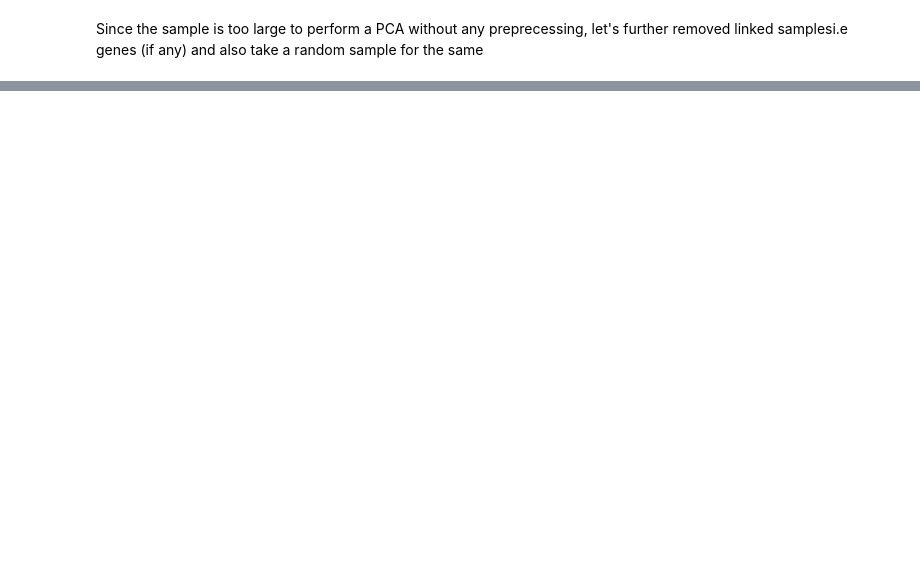
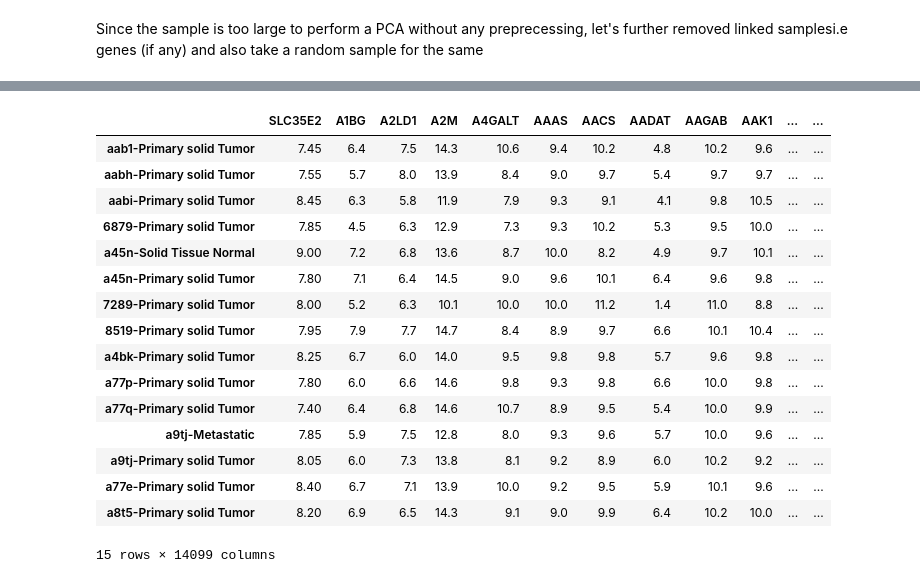
Before and after one commit to vaniisgh/PAAD_Analysis, a Jupyter notebook: Analysis.ipynb, the cells around one changed output, grey strips where cells are left out. Saved outputs shown, nothing was run; the diff lists cells and outputs as text; code cells hidden in the pictures; blank space fills up the shorter version.

```diff
--- a/Analysis.ipynb
+++ b/Analysis.ipynb
@@ -264,0 +298,4 @@ plt.show()
+# %%
+#merge with histological_type_other column
+NoNullvalues_df = NoNullvalues_df.T
+NoNullvalues_df = NoNullvalues_df.merge(PAAD_rna.col_metadata_df['histological_type_other'],on='cid')
@@ -264,0 +317,22 @@ plt.show()
+# %%
+# remove all those values whose regex does't match with 'adenocarcinoma'
+adenocarcinoma_tumor_samples = NoNullvalues_df.loc[NoNullvalues_df['histological_type_other'].str.contains(r'adenocarcinoma')]
+display(adenocarcinoma_tumor_samples)
+# %% [output]
+|  | SLC35E2 | A1BG | A2LD1 | A2M | A4GALT | AAAS | AACS | AADAT | AAGAB | AAK1 | ... | ... |
+| aab1-Primary solid Tumor | 7.45 | 6.4 | 7.5 | 14.3 | 10.6 | 9.4 | 10.2 | 4.8 | 10.2 | 9.6 | ... | ... |
+| aabh-Primary solid Tumor | 7.55 | 5.7 | 8.0 | 13.9 | 8.4 | 9.0 | 9.7 | 5.4 | 9.7 | 9.7 | ... | ... |
+| aabi-Primary solid Tumor | 8.45 | 6.3 | 5.8 | 11.9 | 7.9 | 9.3 | 9.1 | 4.1 | 9.8 | 10.5 | ... | ... |
+| 6879-Primary solid Tumor | 7.85 | 4.5 | 6.3 | 12.9 | 7.3 | 9.3 | 10.2 | 5.3 | 9.5 | 10.0 | ... | ... |
+| a45n-Solid Tissue Normal | 9.00 | 7.2 | 6.8 | 13.6 | 8.7 | 10.0 | 8.2 | 4.9 | 9.7 | 10.1 | ... | ... |
+| a45n-Primary solid Tumor | 7.80 | 7.1 | 6.4 | 14.5 | 9.0 | 9.6 | 10.1 | 6.4 | 9.6 | 9.8 | ... | ... |
+| 7289-Primary solid Tumor | 8.00 | 5.2 | 6.3 | 10.1 | 10.0 | 10.0 | 11.2 | 1.4 | 11.0 | 8.8 | ... | ... |
+| 8519-Primary solid Tumor | 7.95 | 7.9 | 7.7 | 14.7 | 8.4 | 8.9 | 9.7 | 6.6 | 10.1 | 10.4 | ... | ... |
+| a4bk-Primary solid Tumor | 8.25 | 6.7 | 6.0 | 14.0 | 9.5 | 9.8 | 9.8 | 5.7 | 9.6 | 9.8 | ... | ... |
+| a77p-Primary solid Tumor | 7.80 | 6.0 | 6.6 | 14.6 | 9.8 | 9.3 | 9.8 | 6.6 | 10.0 | 9.8 | ... | ... |
+| a77q-Primary solid Tumor | 7.40 | 6.4 | 6.8 | 14.6 | 10.7 | 8.9 | 9.5 | 5.4 | 10.0 | 9.9 | ... | ... |
+| a9tj-Metastatic | 7.85 | 5.9 | 7.5 | 12.8 | 8.0 | 9.3 | 9.6 | 5.7 | 10.0 | 9.6 | ... | ... |
+| a9tj-Primary solid Tumor | 8.05 | 6.0 | 7.3 | 13.8 | 8.1 | 9.2 | 8.9 | 6.0 | 10.2 | 9.2 | ... | ... |
+| a77e-Primary solid Tumor | 8.40 | 6.7 | 7.1 | 13.9 | 10.0 | 9.2 | 9.5 | 5.9 | 10.1 | 9.6 | ... | ... |
+| a8t5-Primary solid Tumor | 8.20 | 6.9 | 6.5 | 14.3 | 9.1 | 9.0 | 9.9 | 6.4 | 10.2 | 10.0 | ... | ... |
+15 rows × 14099 columns
```
Also changed, not shown: parts of 11 cells of this notebook, 1 other file.
